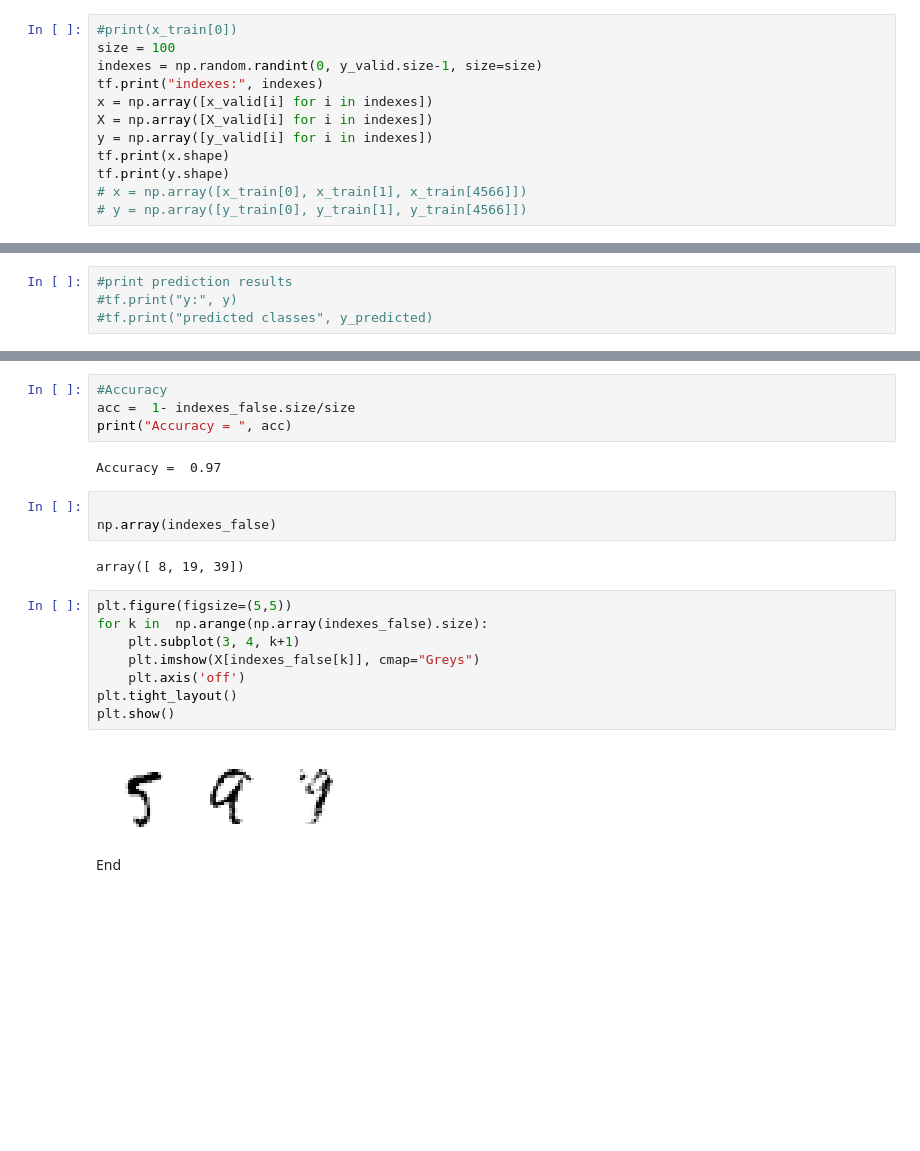
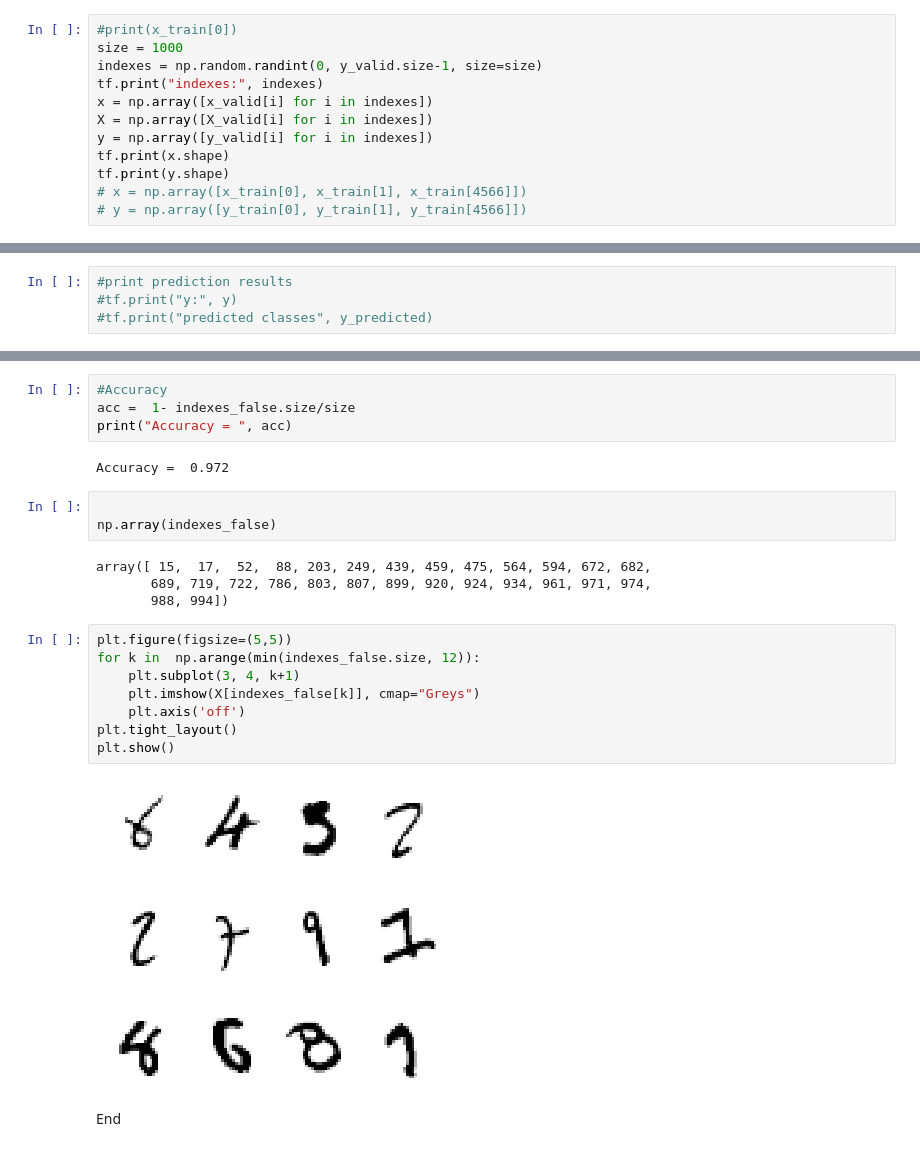
Before and after one commit to lmannou/dl, a Jupyter notebook: general/6-ApplyMnist_CrossEntropy_ReLu_2_HidenLayers_WeightInit.ipynb, the cells around one changed output, grey strips where cells are left out. Saved outputs shown, nothing was run; the diff lists cells and outputs as text; blank space fills up the shorter version.

```diff
--- a/general/6-ApplyMnist_CrossEntropy_ReLu_2_HidenLayers_WeightInit.ipynb
+++ b/general/6-ApplyMnist_CrossEntropy_ReLu_2_HidenLayers_WeightInit.ipynb
@@ -63,7 +63,7 @@ model = load_model(folder + 'model_all.h5')
 Select some inputs
 # %%
 #print(x_train[0])
-size = 100
+size = 1000
 indexes = np.random.randint(0, y_valid.size-1, size=size)
 tf.print("indexes:", indexes)
 x = np.array([x_valid[i] for i in indexes])
@@ -123,21 +129,23 @@ Not predicted y_predicted: [9, 8, 7]
 acc =  1- indexes_false.size/size
 print("Accuracy = ", acc)
 # %% [output]
-Accuracy =  0.97
+Accuracy =  0.972
 # %%
 
 np.array(indexes_false)
 # %% [output]
-array([ 8, 19, 39])
+array([ 15,  17,  52,  88, 203, 249, 439, 459, 475, 564, 594, 672, 682,
+       689, 719, 722, 786, 803, 807, 899, 920, 924, 934, 961, 971, 974,
+       988, 994])
 # %%
 plt.figure(figsize=(5,5))
-for k in  np.arange(np.array(indexes_false).size):
+for k in  np.arange(min(indexes_false.size, 12)):
     plt.subplot(3, 4, k+1)
     plt.imshow(X[indexes_false[k]], cmap="Greys")
     plt.axis('off')
 plt.tight_layout()
 plt.show()
 # %% [output]
-[figure, old version]
+[figure, new version]
 # %% [markdown]
 End
```
Also changed, not shown: parts of 2 cells of this notebook, 1 other file.
